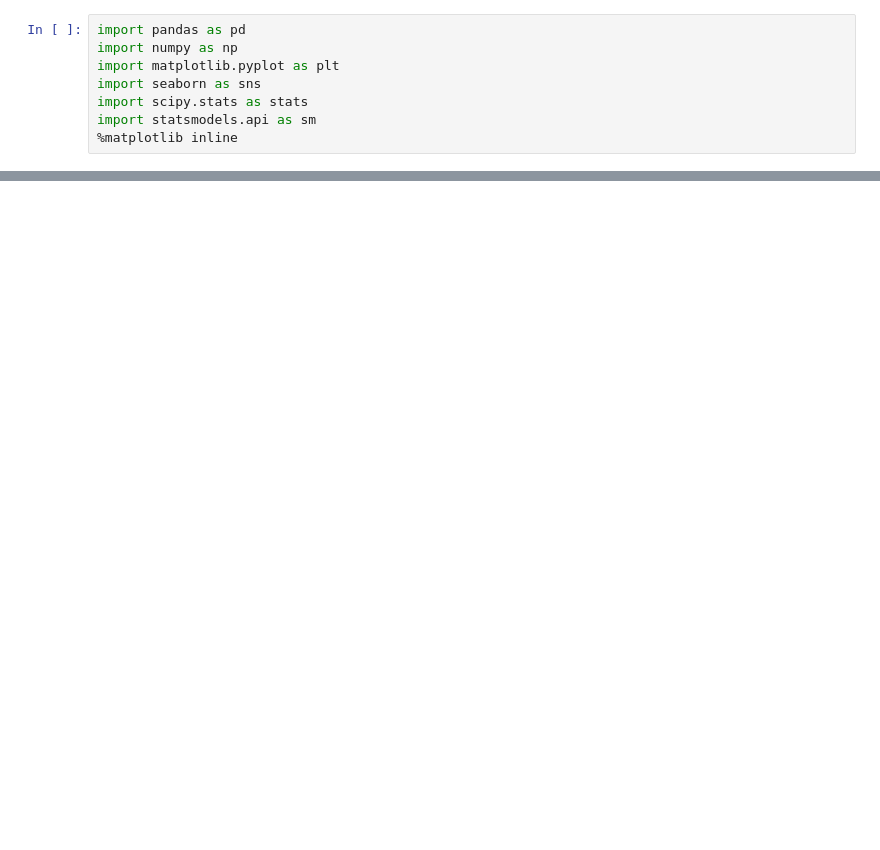
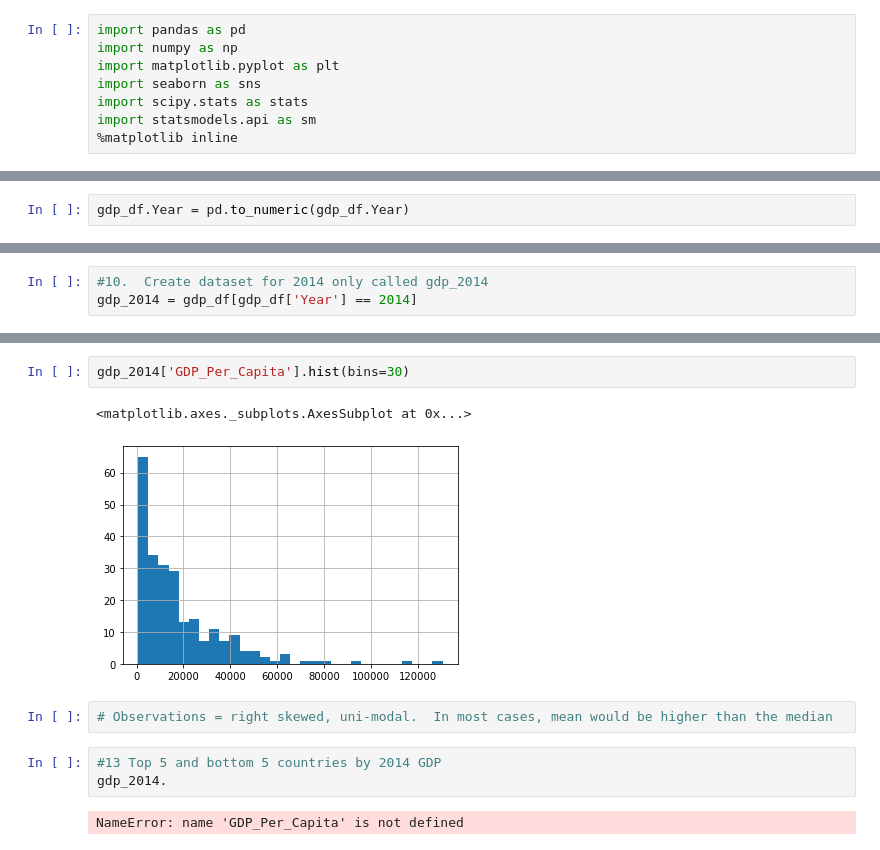
Before and after one commit to nss-data-science-cohort-4/dq1-undata-dailyp, a Jupyter notebook: notebooks/UN_data_exploration.ipynb, the cells around one changed output, grey strips where cells are left out. Saved outputs shown, nothing was run; the diff lists cells and outputs as text; blank space fills up the shorter version.

```diff
--- a/notebooks/UN_data_exploration.ipynb
+++ b/notebooks/UN_data_exploration.ipynb
@@ -19,0 +96,2 @@ gdp_df.head()
+# %%
+gdp_df.Year = pd.to_numeric(gdp_df.Year)
@@ -19,0 +154,3 @@ gdp_df.head()
+# %%
+#10.  Create dataset for 2014 only called gdp_2014
+gdp_2014 = gdp_df[gdp_df['Year'] == 2014]
@@ -19,0 +178,12 @@ gdp_df.head()
+# %%
+gdp_2014['GDP_Per_Capita'].hist(bins=30)
+# %% [output]
+<matplotlib.axes._subplots.AxesSubplot at 0x...>
+[figure, added]
+# %%
+# Observations = right skewed, uni-modal.  In most cases, mean would be higher than the median
+# %%
+#13 Top 5 and bottom 5 countries by 2014 GDP
+gdp_2014.
+# %% [output]
+NameError: name 'GDP_Per_Capita' is not defined
```
Also changed, not shown: parts of 38 cells of this notebook.
